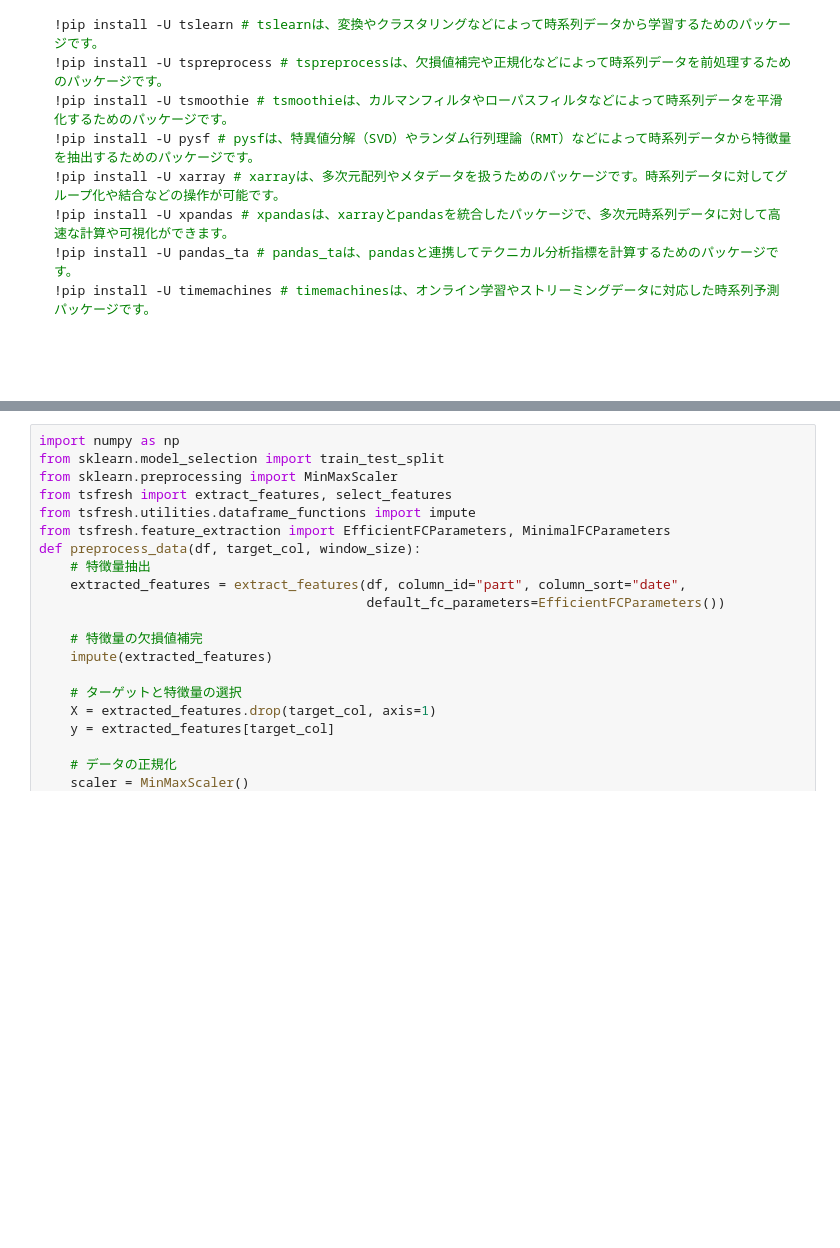
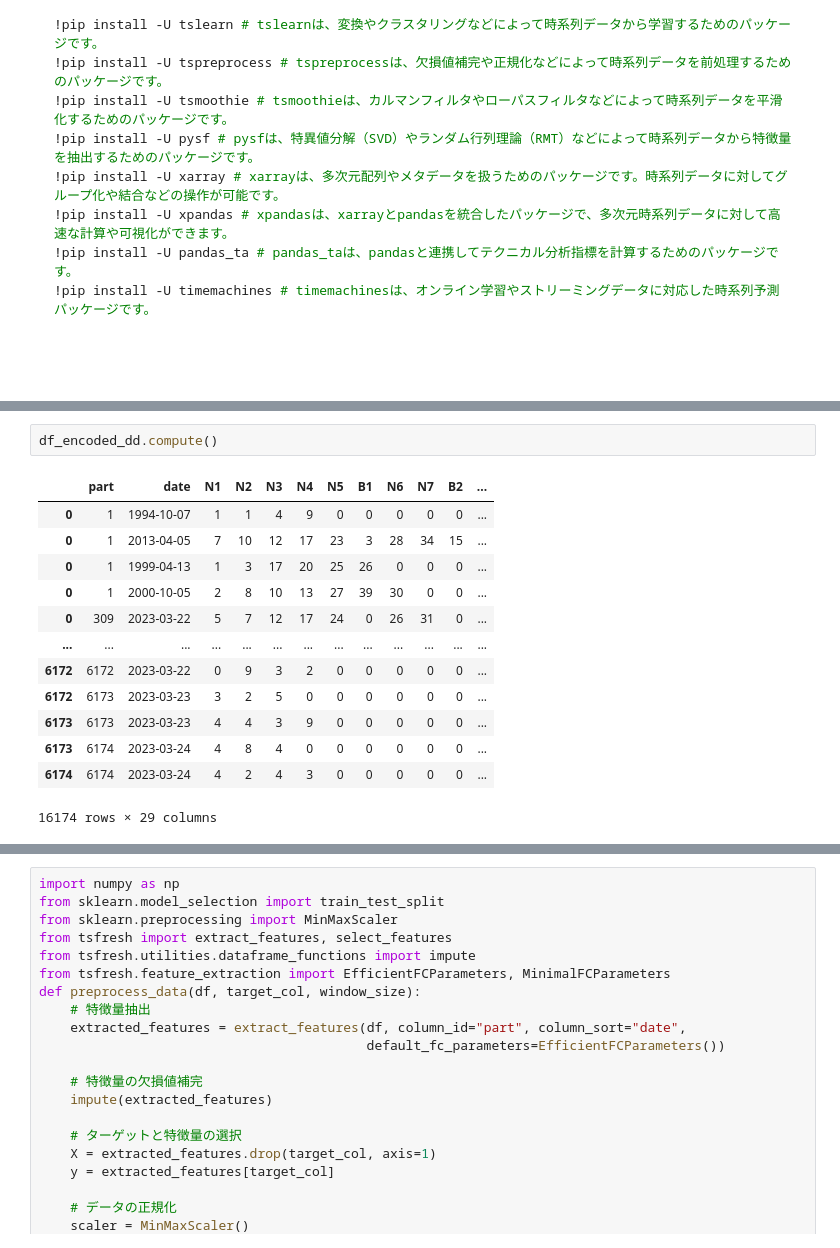
Before and after one commit to arumajirou/-daily-test, a Jupyter notebook: 時系列アプリ下調べ.ipynb, the cells around one changed output, grey strips where cells are left out. Cells and saved outputs as stored; diff of their text form; blank space fills up the shorter version.

```diff
--- a/時系列アプリ下調べ.ipynb
+++ b/時系列アプリ下調べ.ipynb
@@ -4374,0 +4276,16 @@ plt.show()
+# %%
+df_encoded_dd.compute()
+# %% [output]
+|  | part | date | N1 | N2 | N3 | N4 | N5 | B1 | N6 | N7 | B2 | ... |
+| 0 | 1 | 1994-10-07 | 1 | 1 | 4 | 9 | 0 | 0 | 0 | 0 | 0 | ... |
+| 0 | 1 | 2013-04-05 | 7 | 10 | 12 | 17 | 23 | 3 | 28 | 34 | 15 | ... |
+| 0 | 1 | 1999-04-13 | 1 | 3 | 17 | 20 | 25 | 26 | 0 | 0 | 0 | ... |
+| 0 | 1 | 2000-10-05 | 2 | 8 | 10 | 13 | 27 | 39 | 30 | 0 | 0 | ... |
+| 0 | 309 | 2023-03-22 | 5 | 7 | 12 | 17 | 24 | 0 | 26 | 31 | 0 | ... |
+| ... | ... | ... | ... | ... | ... | ... | ... | ... | ... | ... | ... | ... |
+| 6172 | 6172 | 2023-03-22 | 0 | 9 | 3 | 2 | 0 | 0 | 0 | 0 | 0 | ... |
+| 6172 | 6173 | 2023-03-23 | 3 | 2 | 5 | 0 | 0 | 0 | 0 | 0 | 0 | ... |
+| 6173 | 6173 | 2023-03-23 | 4 | 4 | 3 | 9 | 0 | 0 | 0 | 0 | 0 | ... |
+| 6173 | 6174 | 2023-03-24 | 4 | 8 | 4 | 0 | 0 | 0 | 0 | 0 | 0 | ... |
+| 6174 | 6174 | 2023-03-24 | 4 | 2 | 4 | 3 | 0 | 0 | 0 | 0 | 0 | ... |
+16174 rows × 29 columns
```
Also changed, not shown: parts of 9 cells of this notebook.
